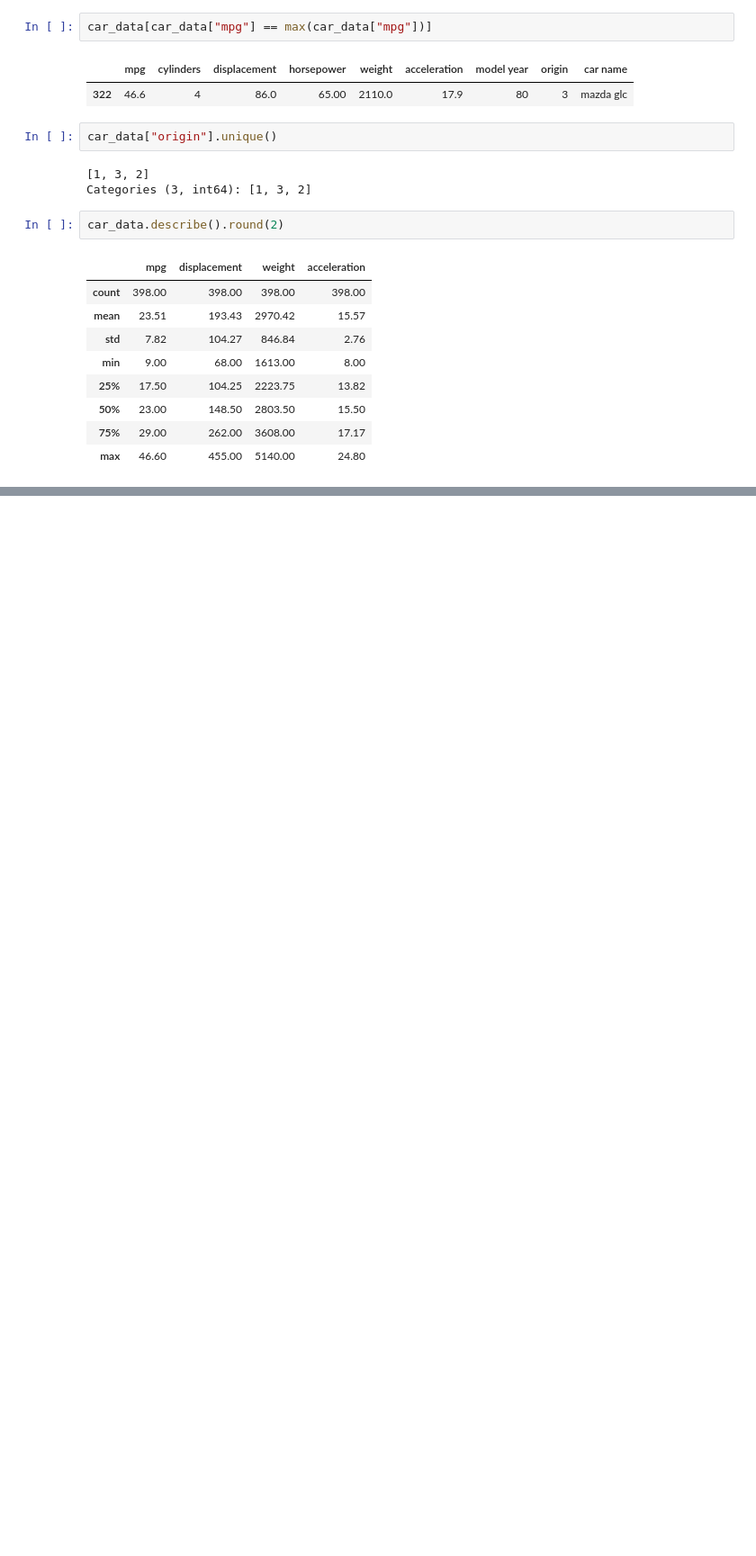
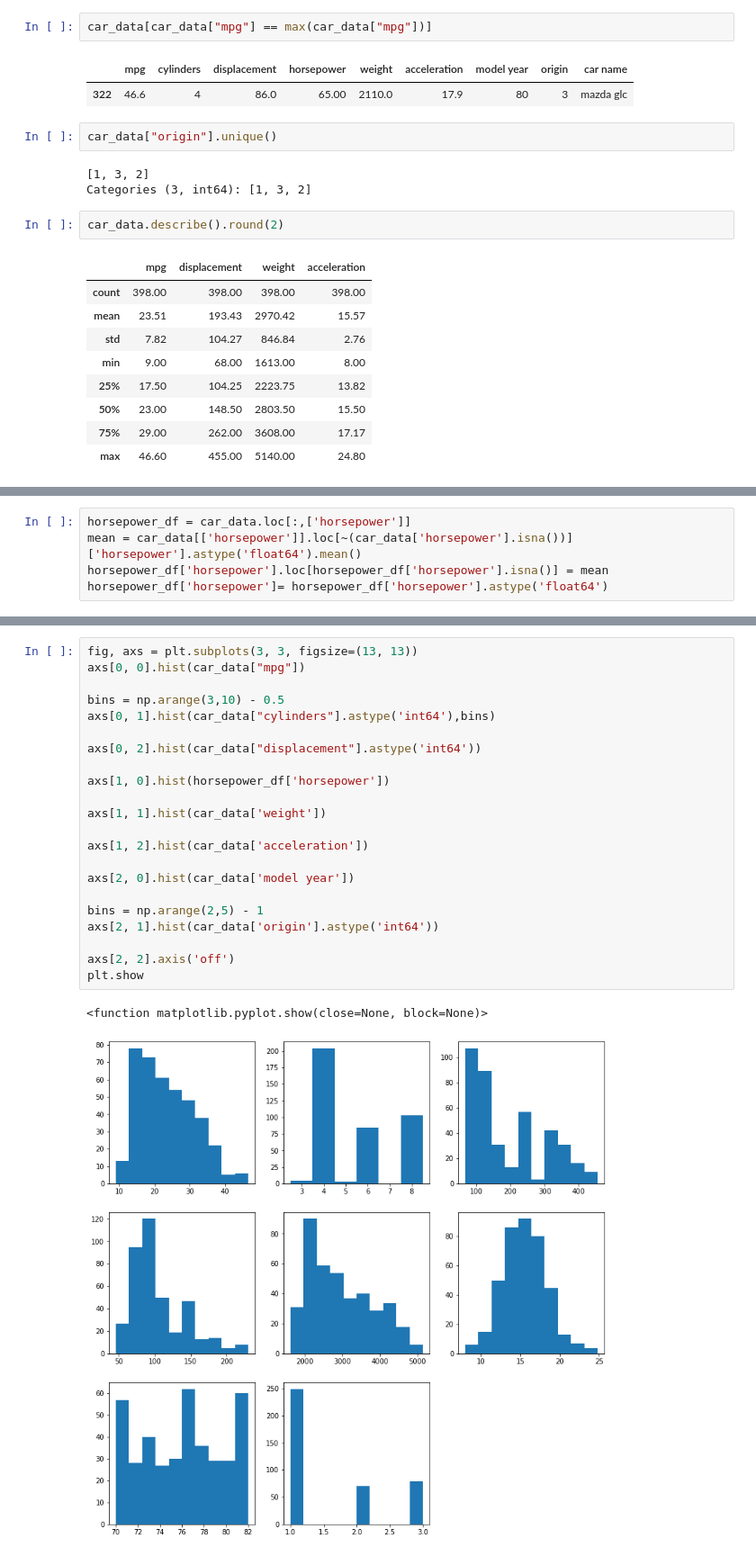
Before and after one commit to templarassVN/Data-Story, a Jupyter notebook: Team4_workspace.ipynb, the cells around one changed output, grey strips where cells are left out. Shown: that part at 90% size. Saved outputs shown, nothing was run; the diff lists cells and outputs as text; blank space fills up the shorter version.

```diff
--- a/Team4_workspace.ipynb
+++ b/Team4_workspace.ipynb
@@ -92,0 +97,5 @@ car_data.describe().round(2)
+# %%
+horsepower_df = car_data.loc[:,['horsepower']]
+mean = car_data[['horsepower']].loc[~(car_data['horsepower'].isna())]['horsepower'].astype('float64').mean()
+horsepower_df['horsepower'].loc[horsepower_df['horsepower'].isna()] = mean
+horsepower_df['horsepower']= horsepower_df['horsepower'].astype('float64')
@@ -92,0 +105,25 @@ car_data.describe().round(2)
+# %%
+fig, axs = plt.subplots(3, 3, figsize=(13, 13))
+axs[0, 0].hist(car_data["mpg"])
+
+bins = np.arange(3,10) - 0.5
+axs[0, 1].hist(car_data["cylinders"].astype('int64'),bins)
+
+axs[0, 2].hist(car_data["displacement"].astype('int64'))
+
+axs[1, 0].hist(horsepower_df['horsepower'])
+
+axs[1, 1].hist(car_data['weight'])
+
+axs[1, 2].hist(car_data['acceleration'])
+
+axs[2, 0].hist(car_data['model year'])
+
+bins = np.arange(2,5) - 1
+axs[2, 1].hist(car_data['origin'].astype('int64'))
+
+axs[2, 2].axis('off')
+plt.show
+# %% [output]
+<function matplotlib.pyplot.show(close=None, block=None)>
+[figure, added]
```
Also changed, not shown: parts of 12 cells of this notebook.
